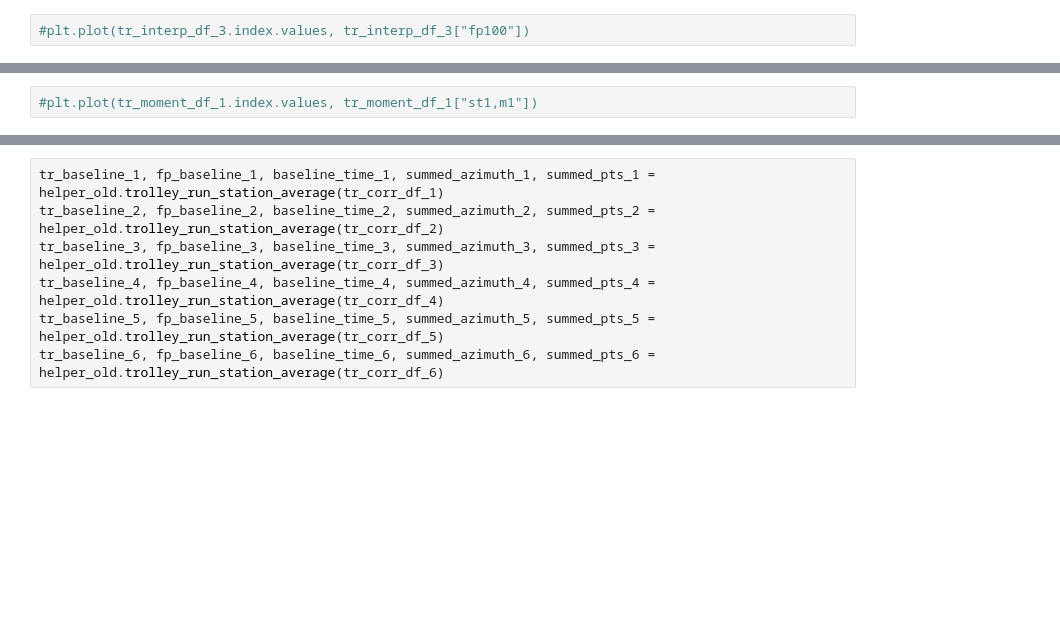
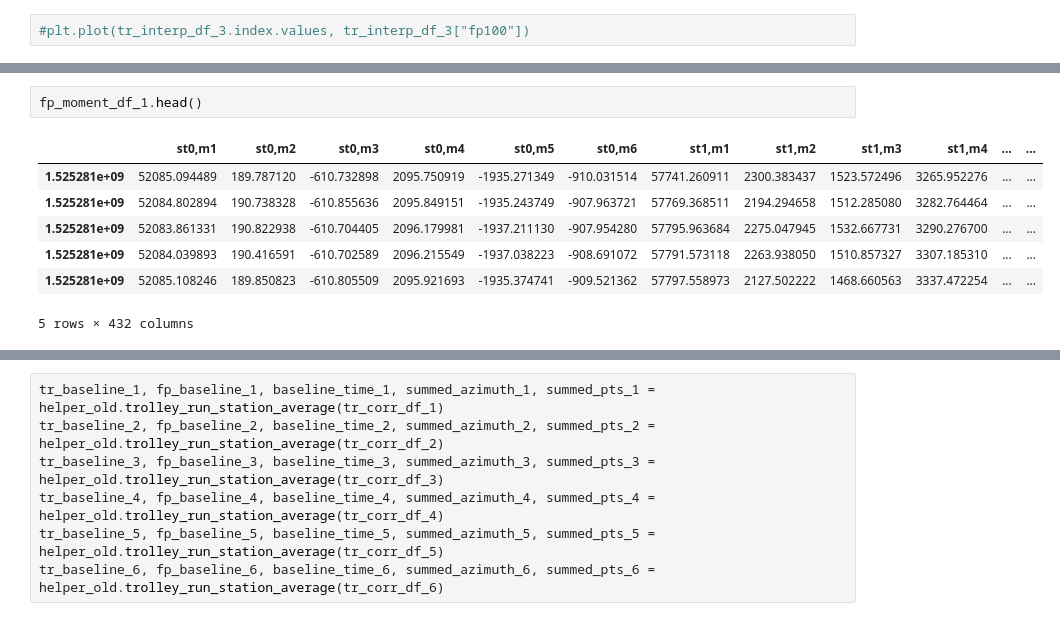
Before and after one commit to aetb/trfp, a Jupyter notebook: 9DayJonathan.ipynb, the cells around one changed output, grey strips where cells are left out. Saved outputs shown, nothing was run; the diff lists cells and outputs as text; blank space fills up the shorter version.

```diff
--- a/9DayJonathan.ipynb
+++ b/9DayJonathan.ipynb
@@ -62,5 +61,13 @@ Finished calculating all moments for 4356 events.
-# %%
-#plt.plot(tr_moment_df_1.index.values, tr_moment_df_1["st1,m1"])
+# %%
+fp_moment_df_1.head()
+# %% [output]
+|  | st0,m1 | st0,m2 | st0,m3 | st0,m4 | st0,m5 | st0,m6 | st1,m1 | st1,m2 | st1,m3 | st1,m4 | ... | ... |
+| 1.525281e+09 | 52085.094489 | 189.787120 | -610.732898 | 2095.750919 | -1935.271349 | -910.031514 | 57741.260911 | 2300.383437 | 1523.572496 | 3265.952276 | ... | ... |
+| 1.525281e+09 | 52084.802894 | 190.738328 | -610.855636 | 2095.849151 | -1935.243749 | -907.963721 | 57769.368511 | 2194.294658 | 1512.285080 | 3282.764464 | ... | ... |
+| 1.525281e+09 | 52083.861331 | 190.822938 | -610.704405 | 2096.179981 | -1937.211130 | -907.954280 | 57795.963684 | 2275.047945 | 1532.667731 | 3290.276700 | ... | ... |
+| 1.525281e+09 | 52084.039893 | 190.416591 | -610.702589 | 2096.215549 | -1937.038223 | -908.691072 | 57791.573118 | 2263.938050 | 1510.857327 | 3307.185310 | ... | ... |
+| 1.525281e+09 | 52085.108246 | 189.850823 | -610.805509 | 2095.921693 | -1935.374741 | -909.521362 | 57797.558973 | 2127.502222 | 1468.660563 | 3337.472254 | ... | ... |
+5 rows × 432 columns
 # %%
 tr_corr_df_1 = helper_old.trolley_footprint_replacement(tr_moment_df_1)
 tr_corr_df_2 = helper_old.trolley_footprint_replacement(tr_moment_df_2)
```
Also changed, not shown: parts of 8 cells of this notebook, 6 other files.
